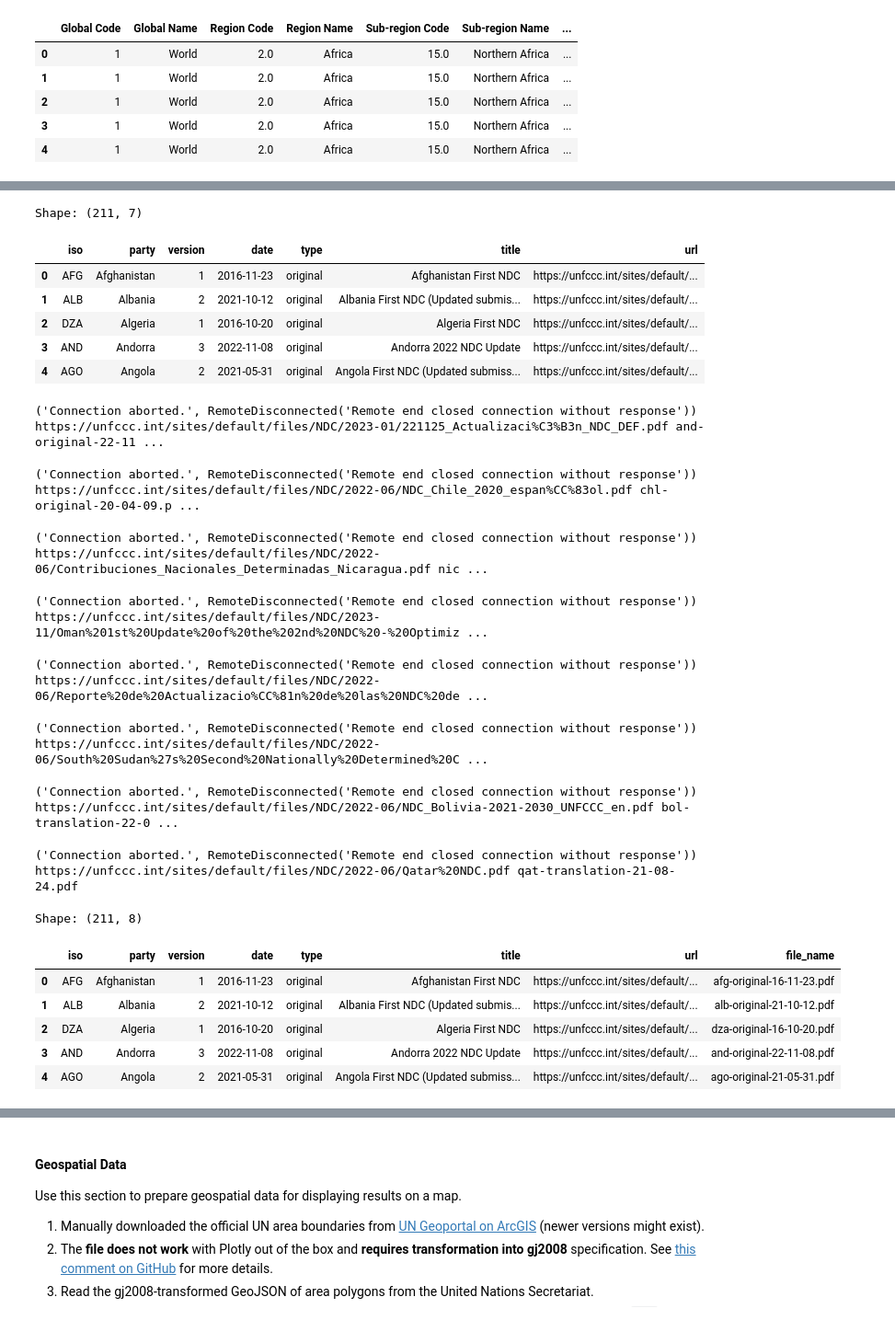
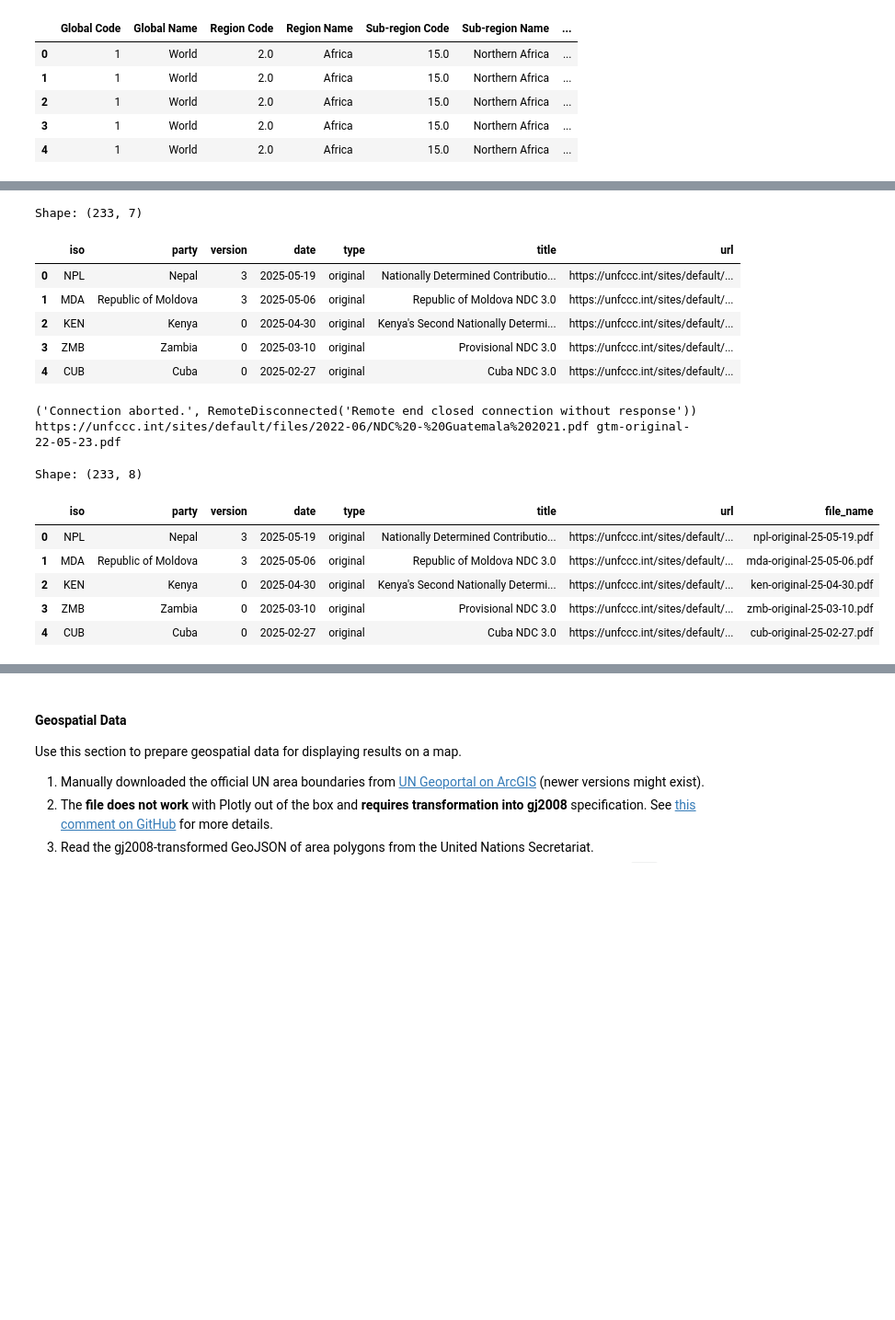
Before and after one commit to UNDP-Data/ndc-analytics-app, a Jupyter notebook: main.ipynb, the cells around one changed output, grey strips where cells are left out. Shown at 92% size. Cells and saved outputs as stored; diff of their text form; code cells hidden in the pictures; blank space fills up the shorter version.

```diff
--- a/main.ipynb
+++ b/main.ipynb
@@ -147,7 +149,7 @@ class NDC(BaseModel):
             original=original,
             translation=translation,
             languages=languages.text.strip().split("\n"),
-            version=version.find("span").text,
+            version=span.text if (span := version.find("span")) is not None else 0,
             status=status.text.strip(),
             date=date,
         )
@@ -193,7 +195,7 @@ def download_file(url: str, file_path: str, session: requests.Session) -> str:
         " AppleWebKit/537.36 (KHTML, like Gecko)"
         " Chrome/102.0.0.0 Safari/537.36"
     }
-    with session.get(url, headers=headers, stream=True) as response:
+    with session.get(url, headers=headers, stream=True, timeout=30) as response:
         response.raise_for_status()
         with open(file_path, "wb") as file:
             for chunk in response.iter_content(chunk_size=8192):
@@ -205,9 +207,9 @@ def extract_text(file_path: str, session: requests.Session) -> tuple[str, list[P
     """
     Extract text from a file using AIaaS API from DFx (https://dfx-aiaas-api.azurewebsites.net).
 
-    This function uses an internal API service at UNDP. You can modify this function
-    to perform text extraction and langiage identification in any other way as long as
-    its signature is unchanged.
+    This function uses an internal API service at UNDP. The service can extract text from PDF
+    and Word documents. You can modify this function to perform text extraction and langiage
+    identification in any other way as long as its signature is unchanged.
 
     Parameters
     ----------
@@ -229,6 +231,7 @@ def extract_text(file_path: str, session: requests.Session) -> tuple[str, list[P
             params={"clean": True, "language": True},
             headers={"api_key": os.environ["AIAAS_API_KEY"]},
             files={"file": file},
+            timeout=30,
         )
     data = response.json()
     language = data["language"]["code"]
@@ -257,20 +260,22 @@ def get_text_length(text: str) -> int:
     return len(tokens)
 
 
-def get_pages_length(pages: list[Page]) -> float:
+def get_pages_length(pages: list[Page] | None) -> float:
     """
     Calculate average page length in terms of tokens using OpenAI tokeniser.
 
     Parameters
     ----------
-    pages : list[Page]
-        List of pages as returned by `extract_text`.
+    pages : list[Page] | None
+        List of pages as returned by `extract_text` if available.
 
     Returns
     -------
     float
         Average page length in terms of tokens.
     """
+    if pages is None:
+        return 0.0
     return sum(get_text_length(page.text) for page in pages) / len(pages)
 
 
@@ -312,7 +317,8 @@ def chunk_pages(pages: list[Page], size: int = 256) -> list[dict]:
 
 def load_data(df: pd.DataFrame) -> int:
     """
-    Load data into an "ndcs" table in LanceDB.
+    Load data into an "ndcs" table in LanceDB, overwriting all data
+    already in the table.
 
     The function also creates a full-text search index on `text`
     column as well as scalar indices on other columns
@@ -328,7 +334,7 @@ def load_data(df: pd.DataFrame) -> int:
         Number of rows uploaded to the database.
     """
     db = get_connection()
-    table = db.create_table("ndcs", data=df)
+    table = db.create_table("ndcs", data=df, mode="overwrite")
     table.create_fts_index("text", use_tantivy=False)
     indices = [
         ("language", "BITMAP"),
@@ -356,6 +362,6 @@ Use this section to parse metadata from the NDC Registry and download the files.
 3. Extract metadata from the HTML file using the code in this section.
 # %%
-with open(PATH_DATA.joinpath("ndc-registry.html")) as file:
+with open(PATH_DATA.joinpath(f"ndc-registry-v{VERSION}.html")) as file:
     soup = BeautifulSoup(file)
 table = soup.find("table")
 rows = table.find_all("tr", class_=re.compile("^submission-nid-.+"))
@@ -431,44 +437,38 @@ df_registry.drop("value", axis=1, inplace=True)
 print("Shape:", df_registry.shape)
 display(df_registry.head())
 # %% [output]
-Shape: (211, 7)
+Shape: (233, 7)
 |  | iso | party | version | date | type | title | url |
-| 0 | AFG | Afghanistan | 1 | 2016-11-23 | original | Afghanistan First NDC | https://unfccc.int/sites/default/... |
-| 1 | ALB | Albania | 2 | 2021-10-12 | original | Albania First NDC (Updated submis... | https://unfccc.int/sites/default/... |
-| 2 | DZA | Algeria | 1 | 2016-10-20 | original | Algeria First NDC | https://unfccc.int/sites/default/... |
-| 3 | AND | Andorra | 3 | 2022-11-08 | original | Andorra 2022 NDC Update | https://unfccc.int/sites/default/... |
-| 4 | AGO | Angola | 2 | 2021-05-31 | original | Angola First NDC (Updated submiss... | https://unfccc.int/sites/default/... |
+| 0 | NPL | Nepal | 3 | 2025-05-19 | original | Nationally Determined Contributio... | https://unfccc.int/sites/default/... |
+| 1 | MDA | Republic of Moldova | 3 | 2025-05-06 | original | Republic of Moldova NDC 3.0 | https://unfccc.int/sites/default/... |
+| 2 | KEN | Kenya | 0 | 2025-04-30 | original | Kenya's Second Nationally Determi... | https://unfccc.int/sites/default/... |
+| 3 | ZMB | Zambia | 0 | 2025-03-10 | original | Provisional NDC 3.0 | https://unfccc.int/sites/default/... |
+| 4 | CUB | Cuba | 0 | 2025-02-27 | original | Cuba NDC 3.0 | https://unfccc.int/sites/default/... |
 # %%
 # download the files
 with requests.Session() as session:
     for index, row in tqdm(df_registry.iterrows(), total=len(df_registry)):
-        file_name = f"{row.iso.lower()}-{row.type}-{row.date:%y-%m-%d}.pdf"
+        file_extension = "docx" if str(row.url).endswith(".docx") else "pdf"
+        file_name = f"{row.iso.lower()}-{row.type}-{row.date:%y-%m-%d}.{file_extension}"
         file_path = CORPUS_DATA.joinpath(file_name)
         try:
             download_file(row.url, file_path, session)
         except Exception as e:
             # manually download documents that have triggered an error
             print(e, row.url, file_name)
         finally:
             df_registry.at[index, "file_name"] = file_name
 
 print("Shape:", df_registry.shape)
 display(df_registry.head())
 # %% [output]
-('Connection aborted.', RemoteDisconnected('Remote end closed connection without response')) https://unfccc.int/sites/default/files/NDC/2023-01/221125_Actualizaci%C3%B3n_NDC_DEF.pdf and-original-22-11 ...
+('Connection aborted.', RemoteDisconnected('Remote end closed connection without response')) https://unfccc.int/sites/default/files/2022-06/NDC%20-%20Guatemala%202021.pdf gtm-original-22-05-23.pdf
-('Connection aborted.', RemoteDisconnected('Remote end closed connection without response')) https://unfccc.int/sites/default/files/NDC/2022-06/NDC_Chile_2020_espan%CC%83ol.pdf chl-original-20-04-09.p ...
+Shape: (233, 8)
-('Connection aborted.', RemoteDisconnected('Remote end closed connection without response')) https://unfccc.int/sites/default/files/NDC/2022-06/Contribuciones_Nacionales_Determinadas_Nicaragua.pdf nic ...
-('Connection aborted.', RemoteDisconnected('Remote end closed connection without response')) https://unfccc.int/sites/default/files/NDC/2023-11/Oman%201st%20Update%20of%20the%202nd%20NDC%20-%20Optimiz ...
-('Connection aborted.', RemoteDisconnected('Remote end closed connection without response')) https://unfccc.int/sites/default/files/NDC/2022-06/Reporte%20de%20Actualizacio%CC%81n%20de%20las%20NDC%20de ...
-('Connection aborted.', RemoteDisconnected('Remote end closed connection without response')) https://unfccc.int/sites/default/files/NDC/2022-06/South%20Sudan%27s%20Second%20Nationally%20Determined%20C ...
-('Connection aborted.', RemoteDisconnected('Remote end closed connection without response')) https://unfccc.int/sites/default/files/NDC/2022-06/NDC_Bolivia-2021-2030_UNFCCC_en.pdf bol-translation-22-0 ...
-('Connection aborted.', RemoteDisconnected('Remote end closed connection without response')) https://unfccc.int/sites/default/files/NDC/2022-06/Qatar%20NDC.pdf qat-translation-21-08-24.pdf
-Shape: (211, 8)
 |  | iso | party | version | date | type | title | url | file_name |
-| 0 | AFG | Afghanistan | 1 | 2016-11-23 | original | Afghanistan First NDC | https://unfccc.int/sites/default/... | afg-original-16-11-23.pdf |
-| 1 | ALB | Albania | 2 | 2021-10-12 | original | Albania First NDC (Updated submis... | https://unfccc.int/sites/default/... | alb-original-21-10-12.pdf |
-| 2 | DZA | Algeria | 1 | 2016-10-20 | original | Algeria First NDC | https://unfccc.int/sites/default/... | dza-original-16-10-20.pdf |
-| 3 | AND | Andorra | 3 | 2022-11-08 | original | Andorra 2022 NDC Update | https://unfccc.int/sites/default/... | and-original-22-11-08.pdf |
-| 4 | AGO | Angola | 2 | 2021-05-31 | original | Angola First NDC (Updated submiss... | https://unfccc.int/sites/default/... | ago-original-21-05-31.pdf |
+| 0 | NPL | Nepal | 3 | 2025-05-19 | original | Nationally Determined Contributio... | https://unfccc.int/sites/default/... | npl-original-25-05-19.pdf |
+| 1 | MDA | Republic of Moldova | 3 | 2025-05-06 | original | Republic of Moldova NDC 3.0 | https://unfccc.int/sites/default/... | mda-original-25-05-06.pdf |
+| 2 | KEN | Kenya | 0 | 2025-04-30 | original | Kenya's Second Nationally Determi... | https://unfccc.int/sites/default/... | ken-original-25-04-30.pdf |
+| 3 | ZMB | Zambia | 0 | 2025-03-10 | original | Provisional NDC 3.0 | https://unfccc.int/sites/default/... | zmb-original-25-03-10.pdf |
+| 4 | CUB | Cuba | 0 | 2025-02-27 | original | Cuba NDC 3.0 | https://unfccc.int/sites/default/... | cub-original-25-02-27.pdf |
 # %% [markdown]
 - Manually redownload the documents that are corrupted or stored as `.docx`.
```
Also changed, not shown: parts of 23 cells of this notebook, 7 other files.
